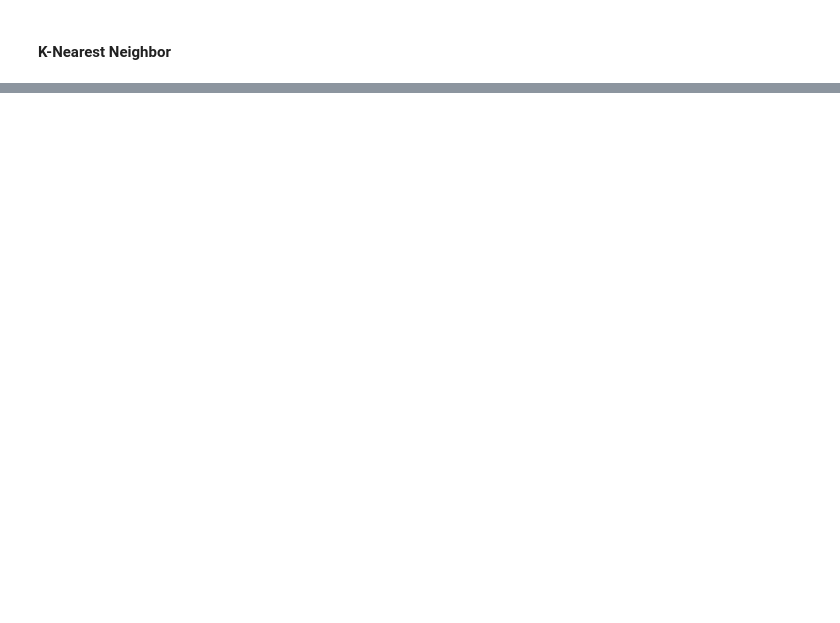
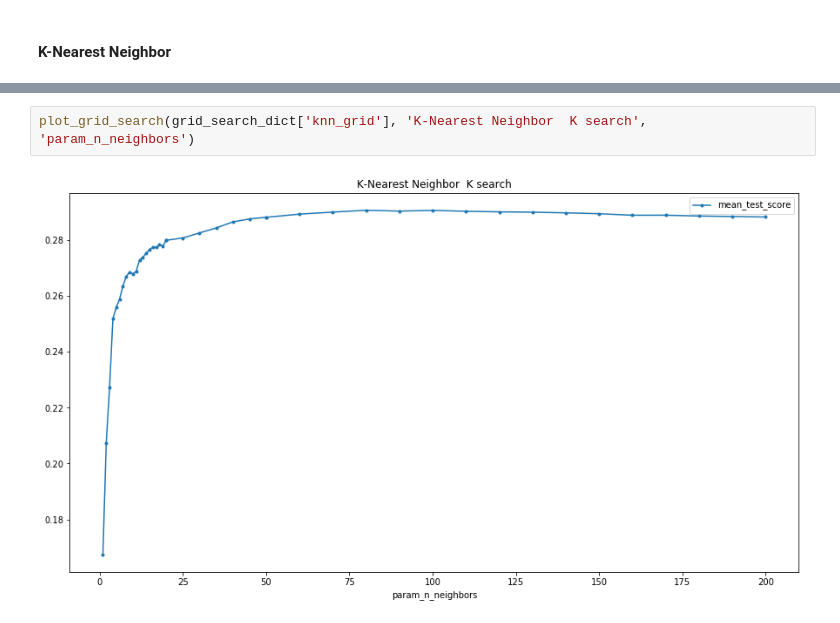
Before and after one commit to bensi94/Classifying-character-sentences-from-the-Simpsons, a Jupyter notebook: Grid search trials.ipynb, the cells around one changed output, grey strips where cells are left out. Drawn from its saved outputs; the diff is of its cells as text; blank space fills up the shorter version.

```diff
--- a/Grid search trials.ipynb
+++ b/Grid search trials.ipynb
@@ -261,0 +278,4 @@ For parameters: {'n_neighbors': 80}
+# %%
+plot_grid_search(grid_search_dict['knn_grid'], 'K-Nearest Neighbor  K search', 'param_n_neighbors')
+# %% [output]
+[figure, added]
```
Also changed, not shown: parts of 8 cells of this notebook.
